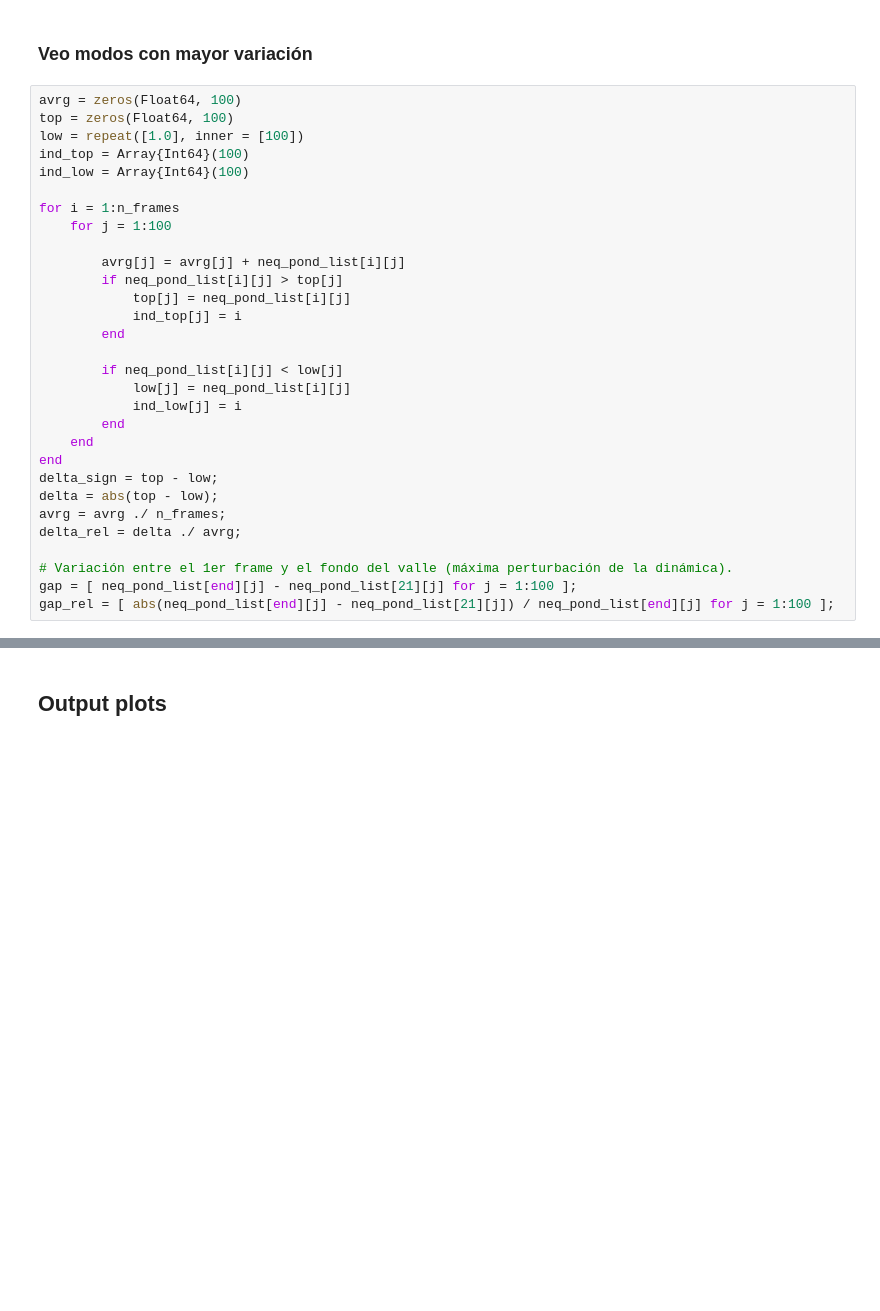
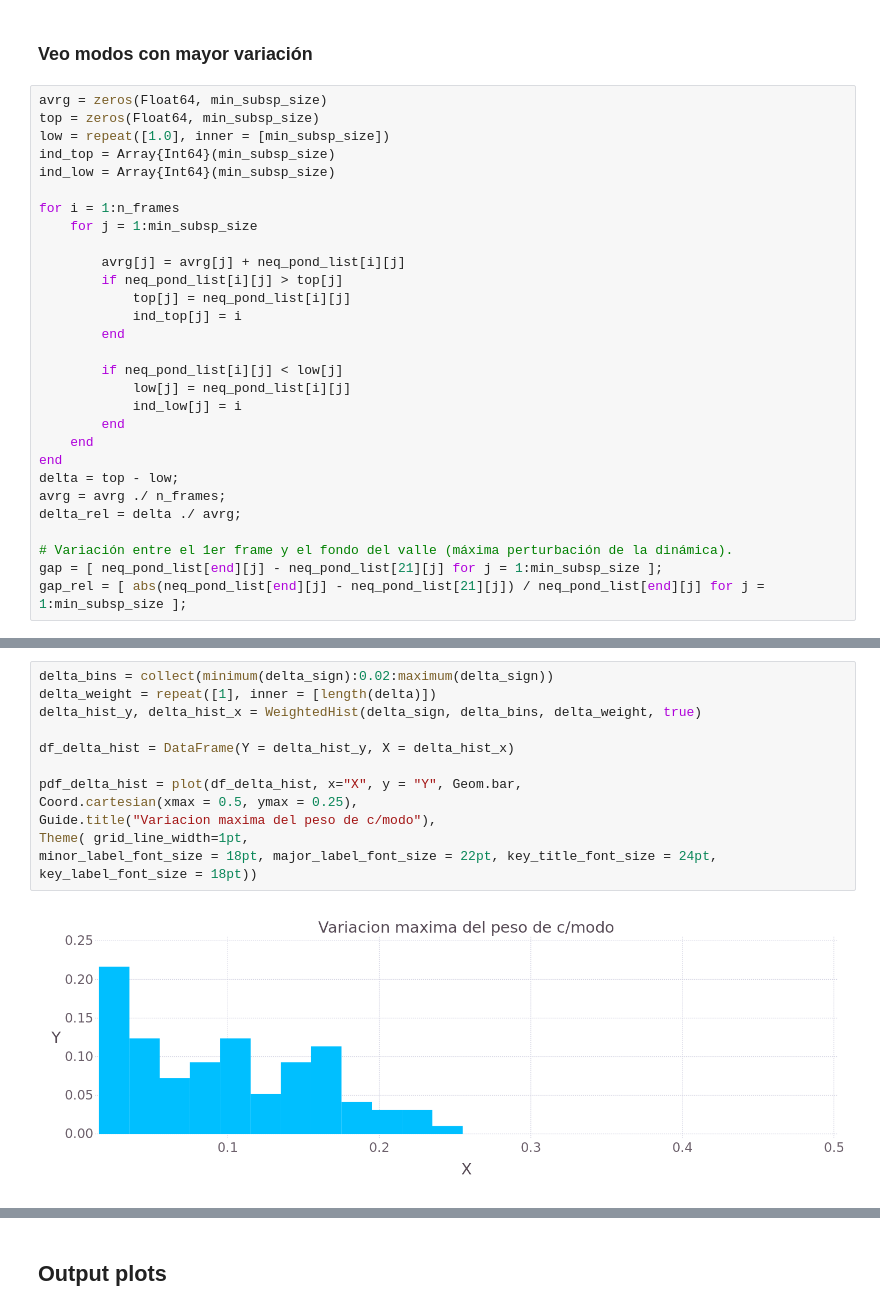
Before and after one commit to pgbarletta/pdz_gramm, a Jupyter notebook: src/long_min_cost_analysis.ipynb, the cells around one changed output, grey strips where cells are left out. Saved outputs shown, nothing was run; the diff lists cells and outputs as text; blank space fills up the shorter version.

```diff
--- a/src/long_min_cost_analysis.ipynb
+++ b/src/long_min_cost_analysis.ipynb
@@ -598,14 +515,14 @@ key_label_font_size = 18pt))
 # %% [markdown]
 ### Veo modos con mayor variación
 # %%
-avrg = zeros(Float64, 100)
-top = zeros(Float64, 100)
-low = repeat([1.0], inner = [100])
-ind_top = Array{Int64}(100)
-ind_low = Array{Int64}(100)
+avrg = zeros(Float64, min_subsp_size)
+top = zeros(Float64, min_subsp_size)
+low = repeat([1.0], inner = [min_subsp_size])
+ind_top = Array{Int64}(min_subsp_size)
+ind_low = Array{Int64}(min_subsp_size)
 
 for i = 1:n_frames
-    for j = 1:100
+    for j = 1:min_subsp_size
 
         avrg[j] = avrg[j] + neq_pond_list[i][j]
         if neq_pond_list[i][j] > top[j]
@@ -619,12 +536,11 @@ for i = 1:n_frames
         end
     end
 end
-delta_sign = top - low;
-delta = abs(top - low);
+delta = top - low;
 avrg = avrg ./ n_frames;
 delta_rel = delta ./ avrg;
 
 # Variación entre el 1er frame y el fondo del valle (máxima perturbación de la dinámica).
-gap = [ neq_pond_list[end][j] - neq_pond_list[21][j] for j = 1:100 ];
-gap_rel = [ abs(neq_pond_list[end][j] - neq_pond_list[21][j]) / neq_pond_list[end][j] for j = 1:100 ];
+gap = [ neq_pond_list[end][j] - neq_pond_list[21][j] for j = 1:min_subsp_size ];
+gap_rel = [ abs(neq_pond_list[end][j] - neq_pond_list[21][j]) / neq_pond_list[end][j] for j = 1:min_subsp_size ];
 # %%
@@ -638,3 +554,18 @@ for i in 1:100
         @eval $(mode_symbol)[j] = $(neq_pond_list)[j][i]
     end
 end
+# %%
+delta_bins = collect(minimum(delta_sign):0.02:maximum(delta_sign))
+delta_weight = repeat([1], inner = [length(delta)])
+delta_hist_y, delta_hist_x = WeightedHist(delta_sign, delta_bins, delta_weight, true)
+
+df_delta_hist = DataFrame(Y = delta_hist_y, X = delta_hist_x)
+
+pdf_delta_hist = plot(df_delta_hist, x="X", y = "Y", Geom.bar,
+Coord.cartesian(xmax = 0.5, ymax = 0.25),
+Guide.title("Variacion maxima del peso de c/modo"),
+Theme( grid_line_width=1pt,
+minor_label_font_size = 18pt, major_label_font_size = 22pt, key_title_font_size = 24pt,
+key_label_font_size = 18pt))
+# %% [output]
+[figure, added]
```
Also changed, not shown: parts of 12 cells of this notebook.
